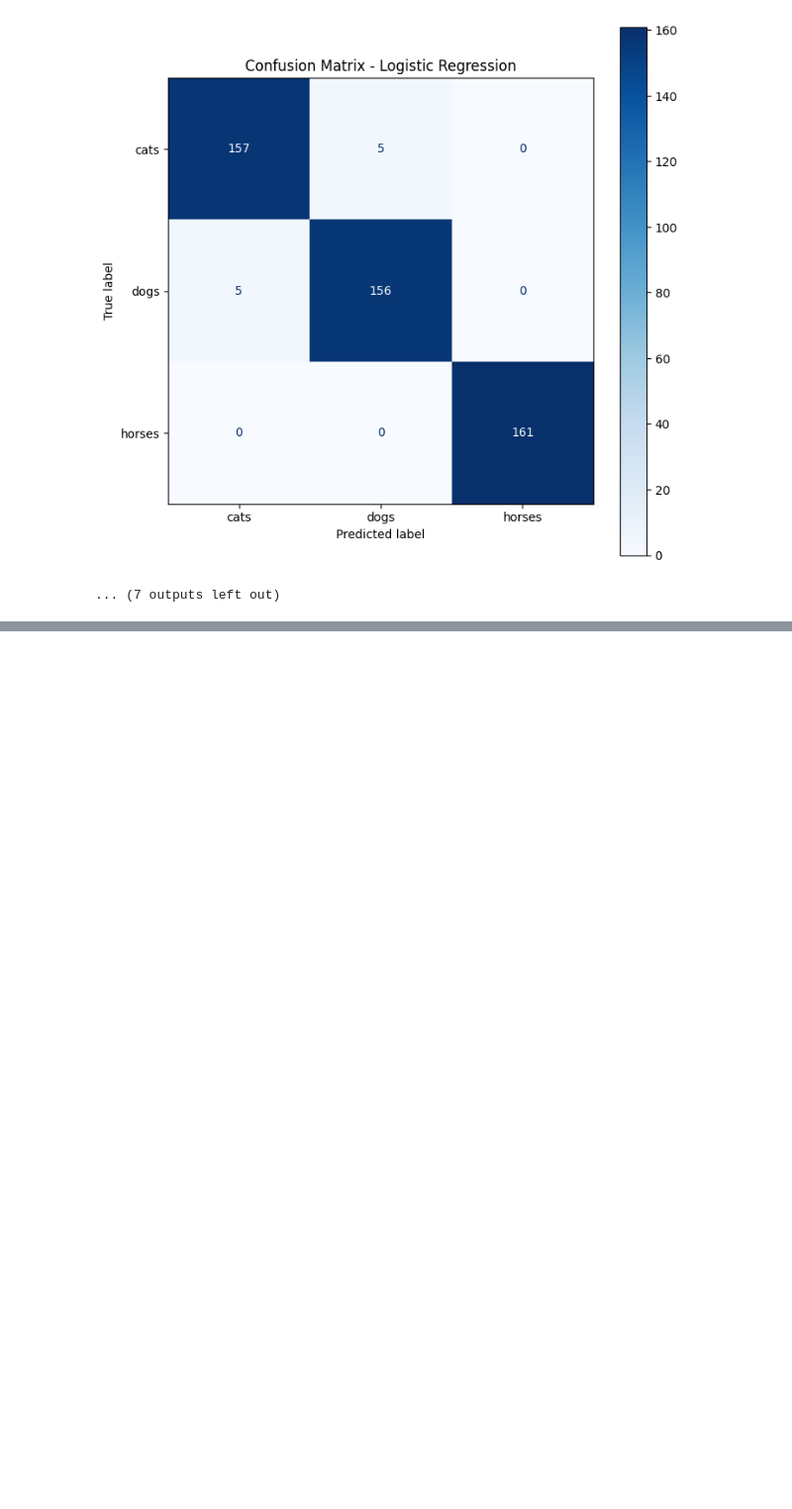
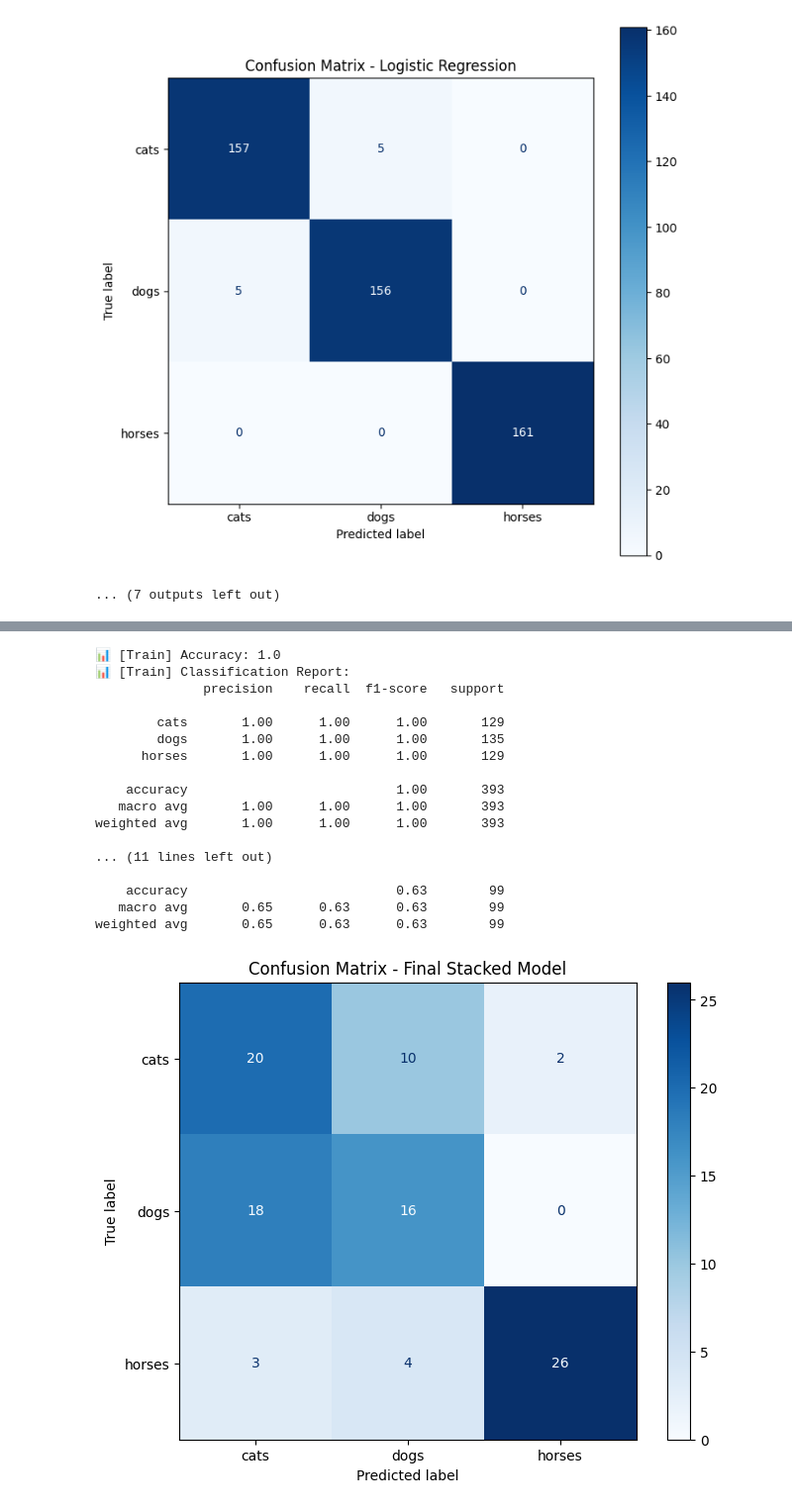
Before and after one commit to StuckInAnEndlessFebruary/stacked-learner, a Jupyter notebook: StackedLearner.ipynb, the cells around one changed output, grey strips where cells are left out. Shown at 99% size. Drawn from its saved outputs; the diff is of its cells as text; code cells hidden in the pictures; blank space fills up the shorter version.

```diff
--- a/StackedLearner.ipynb
+++ b/StackedLearner.ipynb
@@ -359,0 +436,5 @@ weighted avg       0.98      0.98      0.98       484
+# %%
+
+# Naive Bayes (بدون هایپرتیونینگ)
+nb_model = GaussianNB()
+nb_model.fit(X_train, y_train)
@@ -359,0 +511,9 @@ weighted avg       0.98      0.98      0.98       484
+# %%
+# --- 4. ساخت مدل‌های پایه با بهترین پارامترها ---
+
+best_svm = svm_cv.best_estimator_
+best_rf = rf_cv.best_estimator_
+best_lr = lr_cv.best_estimator_
+best_gb = gb_cv.best_estimator_
+best_mlp = mlp_cv.best_estimator_
+best_knn = knn_cv.best_estimator_
@@ -359,0 +563,44 @@ weighted avg       0.98      0.98      0.98       484
+# %%
+
+# 🔍 ارزیابی روی داده‌های آموزش
+y_train_pred = stacking_clf.predict(X_train)
+
+print("\n📊 [Train] Accuracy:", accuracy_score(y_train, y_train_pred))
+print("📊 [Train] Classification Report:")
+print(classification_report(y_train, y_train_pred, target_names=class_names))
+
+# --- 7. ارزیابی نهایی ---
+y_pred = stacking_clf.predict(X_test)
+
+print("🔍 Accuracy:", accuracy_score(y_test, y_pred))
+print("🔍 Precision (macro):", precision_score(y_test, y_pred, average='macro'))
+print("🔍 Recall (macro):", recall_score(y_test, y_pred, average='macro'))
+print("🔍 F1 Score (macro):", f1_score(y_test, y_pred, average='macro'))
+print("\n📋 Classification Report:\n", classification_report(y_test, y_pred, zero_division=0))
+
+cm = confusion_matrix(y_test, y_pred)
+disp = ConfusionMatrixDisplay(confusion_matrix=cm, display_labels=class_names)
+fig, ax = plt.subplots(figsize=(8, 6))
+disp.plot(ax=ax, cmap='Blues', values_format='d')
+plt.title("Confusion Matrix - Final Stacked Model")
+plt.grid(False)
+plt.show()
+# %% [output]
+📊 [Train] Accuracy: 1.0
+📊 [Train] Classification Report:
+              precision    recall  f1-score   support
+
+        cats       1.00      1.00      1.00       129
+        dogs       1.00      1.00      1.00       135
+      horses       1.00      1.00      1.00       129
+
+    accuracy                           1.00       393
+   macro avg       1.00      1.00      1.00       393
+weighted avg       1.00      1.00      1.00       393
+
+... (11 lines left out)
+
+    accuracy                           0.63        99
+   macro avg       0.65      0.63      0.63        99
+weighted avg       0.65      0.63      0.63        99
+[figure, added]
```
Also changed, not shown: parts of 12 cells of this notebook.
